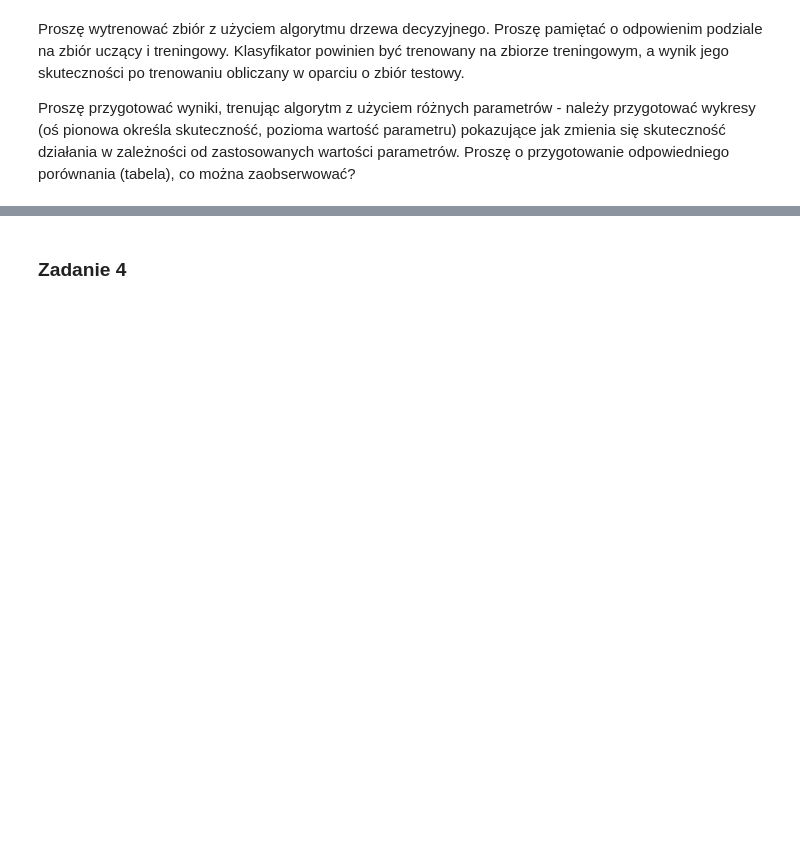
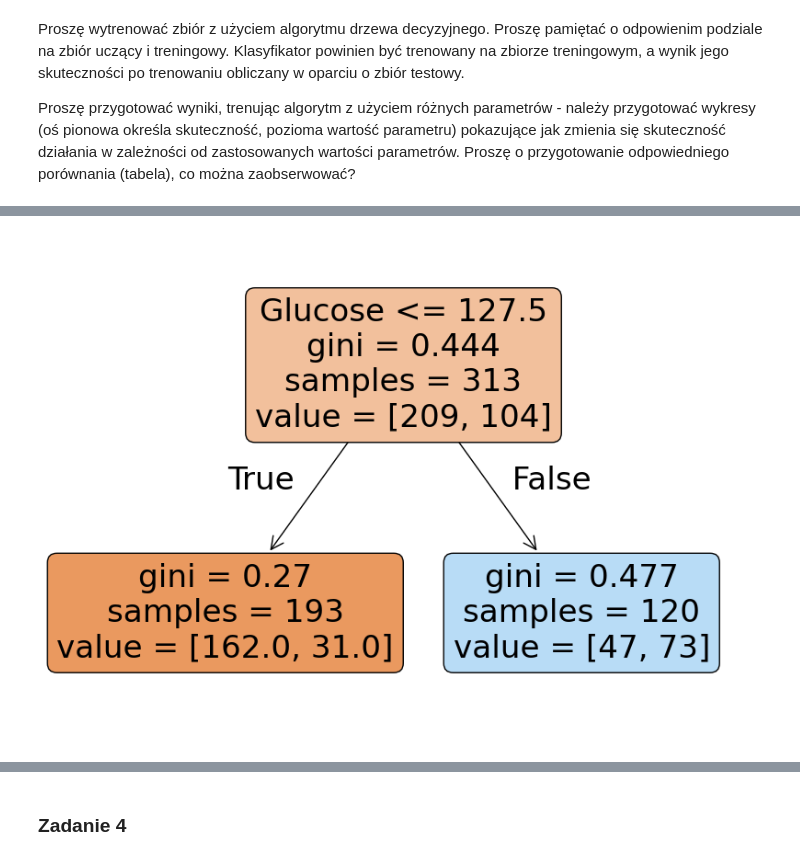
Before and after one commit to kamazur2002/pk_machine_learning, a Jupyter notebook: decision_tree/160803_Kamila_Zur_Decission_Tree.ipynb, the cells around one changed output, grey strips where cells are left out. Cells and saved outputs as stored; diff of their text form; code cells hidden in the pictures; blank space fills up the shorter version.

```diff
--- a/decision_tree/160803_Kamila_Zur_Decission_Tree.ipynb
+++ b/decision_tree/160803_Kamila_Zur_Decission_Tree.ipynb
@@ -135,0 +269,10 @@ Proszę przygotować wyniki, trenując algorytm z użyciem różnych parametrów
+# %%
+clf = DecisionTreeClassifier(max_depth=1, random_state=42)
+clf.fit(X_train, y_train)
+
+plt.figure(figsize=(10, 7))
+
+plot_tree(clf, filled=True, rounded=True, feature_names=X_train.columns)
+plt.show()
+# %% [output]
+[figure, added]
```
Also changed, not shown: parts of 35 cells of this notebook.
